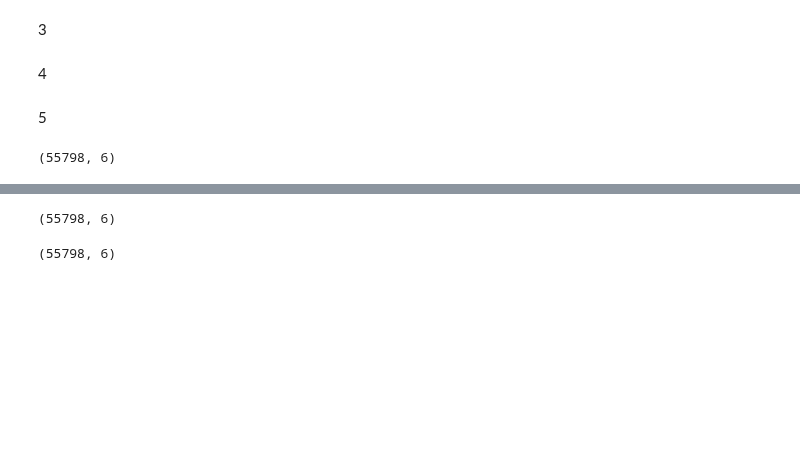
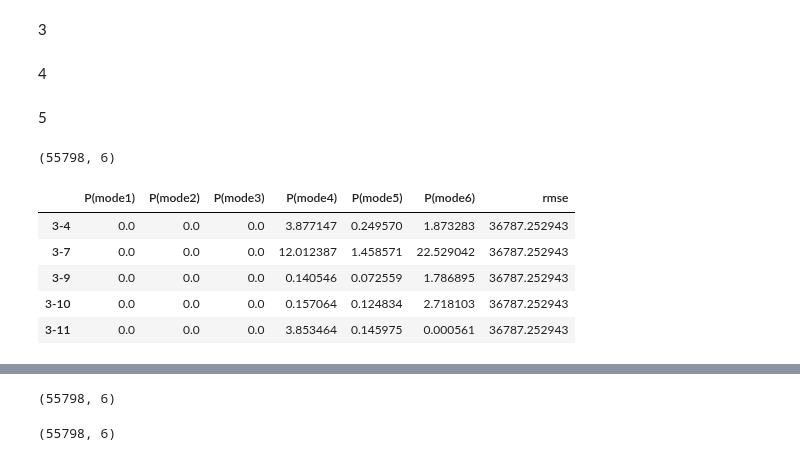
Before and after one commit to Rufei-Sheng/Manhattan-Congestion-Surcharge-Capstone, a Jupyter notebook: results/Uncertainty.ipynb, the cells around one changed output, grey strips where cells are left out. Cells and saved outputs as stored; diff of their text form; code cells hidden in the pictures; blank space fills up the shorter version.

```diff
--- a/results/Uncertainty.ipynb
+++ b/results/Uncertainty.ipynb
@@ -130,6 +130,15 @@ predict_choice_2['rmse'] = rmse2
 predict_choice_3['rmse'] = rmse3
 predict_choice_4['rmse'] = rmse4
 predict_choice_5['rmse'] = rmse5
+# %%
+predict_choice_1.head()
+# %% [output]
+|  | P(mode1) | P(mode2) | P(mode3) | P(mode4) | P(mode5) | P(mode6) | rmse |
+| 3-4 | 0.0 | 0.0 | 0.0 | 3.877147 | 0.249570 | 1.873283 | 36787.252943 |
+| 3-7 | 0.0 | 0.0 | 0.0 | 12.012387 | 1.458571 | 22.529042 | 36787.252943 |
+| 3-9 | 0.0 | 0.0 | 0.0 | 0.140546 | 0.072559 | 1.786895 | 36787.252943 |
+| 3-10 | 0.0 | 0.0 | 0.0 | 0.157064 | 0.124834 | 2.718103 | 36787.252943 |
+| 3-11 | 0.0 | 0.0 | 0.0 | 3.853464 | 0.145975 | 0.000561 | 36787.252943 |
 # %%
 combined = predict_choice_1.append(predict_choice_2.append(predict_choice_3.append\
                                                            (predict_choice_4.append(predict_choice_5))))
```
Also changed, not shown: parts of 15 cells of this notebook, 23 other files.
